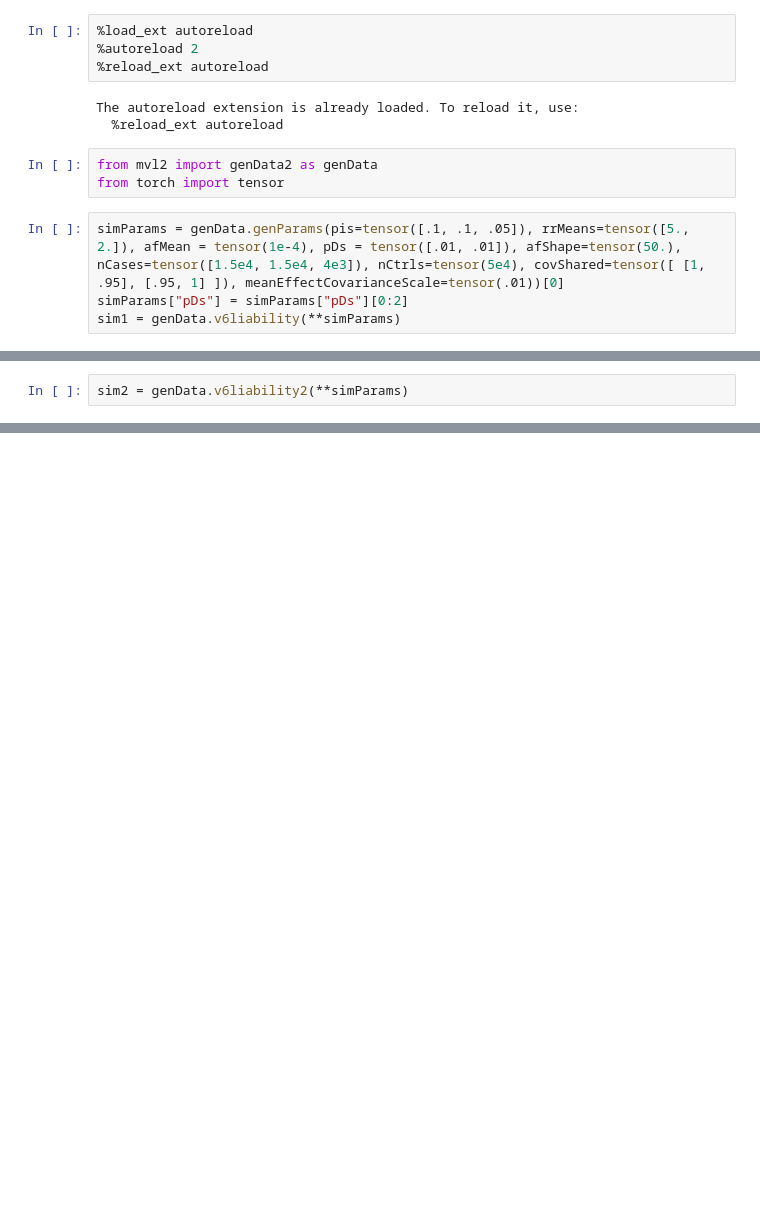
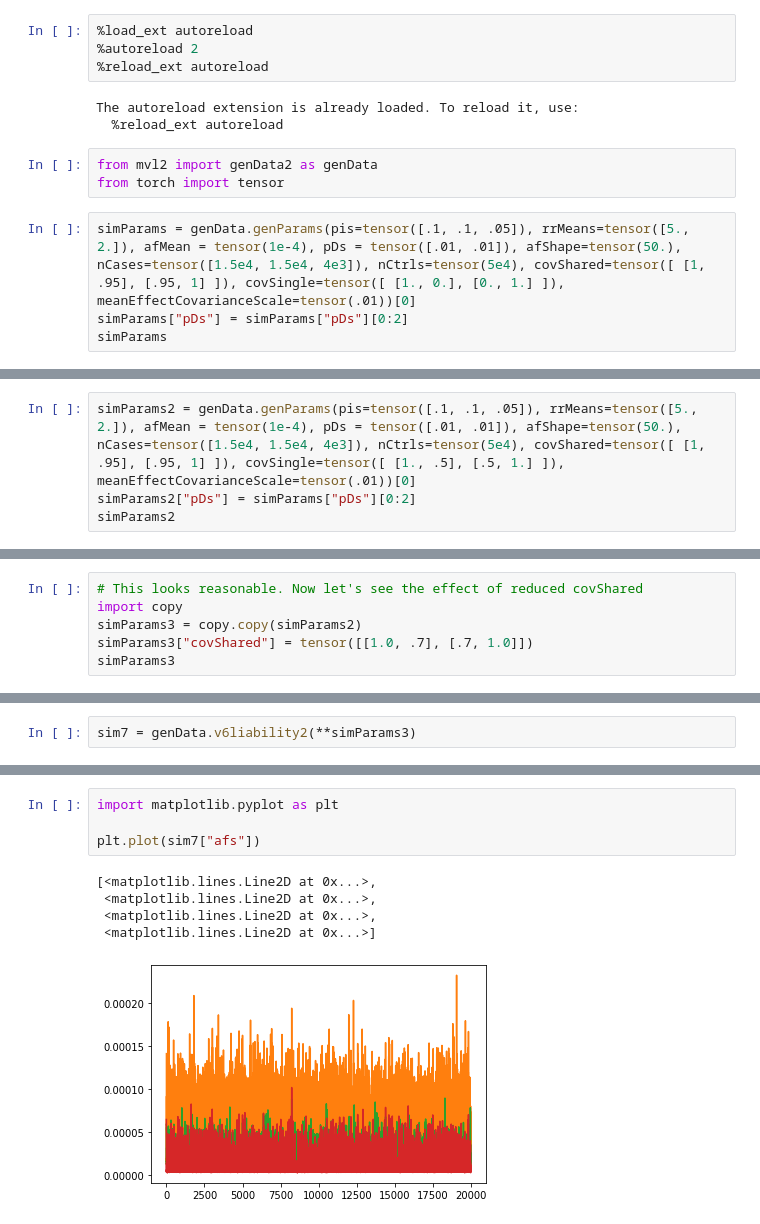
Before and after one commit to akotlar/multivariate-tada, a Jupyter notebook: for-martin/simulation-comparison.ipynb, the cells around one changed output, grey strips where cells are left out. Cells and saved outputs as stored; diff of their text form; blank space fills up the shorter version.

```diff
--- a/for-martin/simulation-comparison.ipynb
+++ b/for-martin/simulation-comparison.ipynb
@@ -9,7 +9,7 @@ The autoreload extension is already loaded. To reload it, use:
 from mvl2 import genData2 as genData
 from torch import tensor
 # %%
-simParams = genData.genParams(pis=tensor([.1, .1, .05]), rrMeans=tensor([5., 2.]), afMean = tensor(1e-4), pDs = tensor([.01, .01]), afShape=tensor(50.), nCases=tensor([1.5e4, 1.5e4, 4e3]), nCtrls=tensor(5e4), covShared=tensor([ [1, .95], [.95, 1] ]), meanEffectCovarianceScale=tensor(.01))[0]
+simParams = genData.genParams(pis=tensor([.1, .1, .05]), rrMeans=tensor([5., 2.]), afMean = tensor(1e-4), pDs = tensor([.01, .01]), afShape=tensor(50.), nCases=tensor([1.5e4, 1.5e4, 4e3]), nCtrls=tensor(5e4), covShared=tensor([ [1, .95], [.95, 1] ]), covSingle=tensor([ [1., 0.], [0., 1.] ]), meanEffectCovarianceScale=tensor(.01))[0]
 simParams["pDs"] = simParams["pDs"][0:2]
-sim1 = genData.v6liability(**simParams)
+simParams
 # %% [output]
@@ -52,0 +100,4 @@ afs tensor([8.5739e-05, 1.0481e-04, 1.0484e-04,  ..., 1.0589e-04, 1.2156e-04,
+# %%
+simParams2 = genData.genParams(pis=tensor([.1, .1, .05]), rrMeans=tensor([5., 2.]), afMean = tensor(1e-4), pDs = tensor([.01, .01]), afShape=tensor(50.), nCases=tensor([1.5e4, 1.5e4, 4e3]), nCtrls=tensor(5e4), covShared=tensor([ [1, .95], [.95, 1] ]), covSingle=tensor([ [1., .5], [.5, 1.] ]), meanEffectCovarianceScale=tensor(.01))[0]
+simParams2["pDs"] = simParams["pDs"][0:2]
+simParams2
@@ -72,0 +192,6 @@ afs tensor([1.3228e-04, 1.0266e-04, 1.0324e-04,  ..., 1.1978e-04, 7.6319e-05,
+# %%
+# This looks reasonable. Now let's see the effect of reduced covShared
+import copy
+simParams3 = copy.copy(simParams2)
+simParams3["covShared"] = tensor([[1.0, .7], [.7, 1.0]])
+simParams3
@@ -73,2 +214,2 @@ afs tensor([1.3228e-04, 1.0266e-04, 1.0324e-04,  ..., 1.1978e-04, 7.6319e-05,
 # %%
-sim2 = genData.v6liability2(**simParams)
+sim7 = genData.v6liability2(**simParams3)
@@ -74,0 +234,10 @@ sim2 = genData.v6liability2(**simParams)
+# %%
+import matplotlib.pyplot as plt
+
+plt.plot(sim7["afs"])
+# %% [output]
+[<matplotlib.lines.Line2D at 0x...>,
+ <matplotlib.lines.Line2D at 0x...>,
+ <matplotlib.lines.Line2D at 0x...>,
+ <matplotlib.lines.Line2D at 0x...>]
+[figure, added]
```
Also changed, not shown: parts of 18 cells of this notebook, 2 other files.
